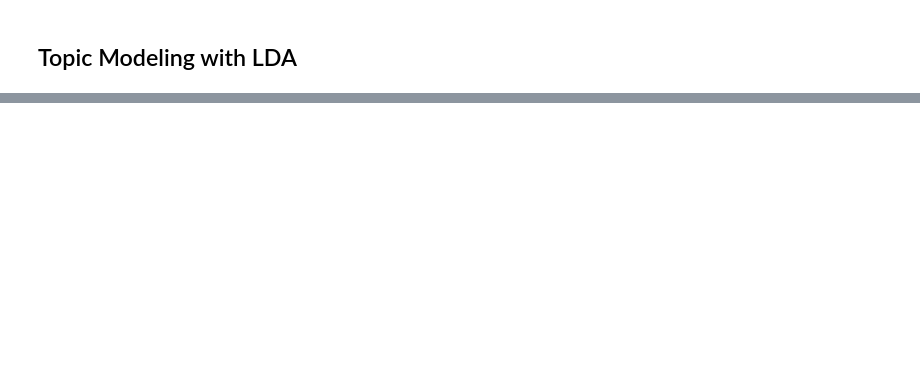
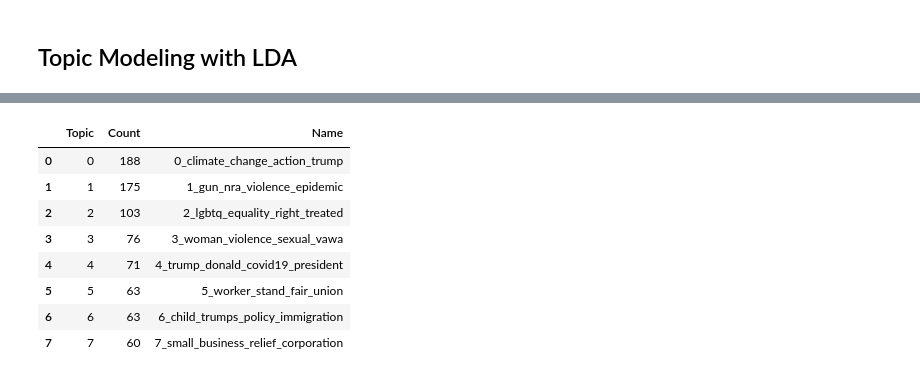
Before and after one commit to stepthom/NLP_course, a Jupyter notebook: topic_models/slides_topicmodeling_biden.ipynb, the cells around one changed output, grey strips where cells are left out. Saved outputs shown, nothing was run; the diff lists cells and outputs as text; code cells hidden in the pictures; blank space fills up the shorter version.

```diff
--- a/topic_models/slides_topicmodeling_biden.ipynb
+++ b/topic_models/slides_topicmodeling_biden.ipynb
@@ -209,0 +415,5 @@ KeyboardInterrupt:
+# %%
+from bertopic import BERTopic
+
+topic_model = BERTopic(language="english", calculate_probabilities=True, verbose=True)
+topics, probs = topic_model.fit_transform(df['tweet_clean'])
@@ -209,0 +455,13 @@ KeyboardInterrupt:
+# %%
+freq = topic_model.get_topic_info()
+freq.head(15)
+# %% [output]
+|  | Topic | Count | Name |
+| 0 | 0 | 188 | 0_climate_change_action_trump |
+| 1 | 1 | 175 | 1_gun_nra_violence_epidemic |
+| 2 | 2 | 103 | 2_lgbtq_equality_right_treated |
+| 3 | 3 | 76 | 3_woman_violence_sexual_vawa |
+| 4 | 4 | 71 | 4_trump_donald_covid19_president |
+| 5 | 5 | 63 | 5_worker_stand_fair_union |
+| 6 | 6 | 63 | 6_child_trumps_policy_immigration |
+| 7 | 7 | 60 | 7_small_business_relief_corporation |
```
Also changed, not shown: parts of 30 cells of this notebook.
